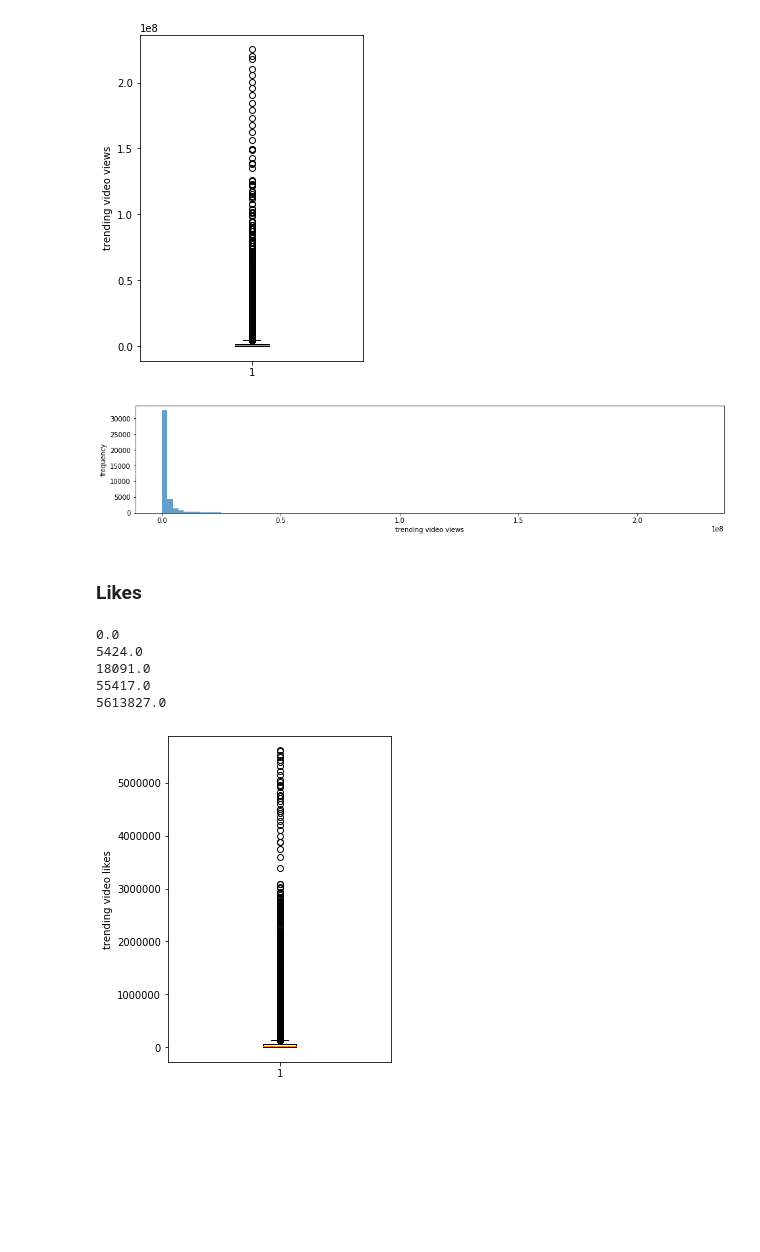
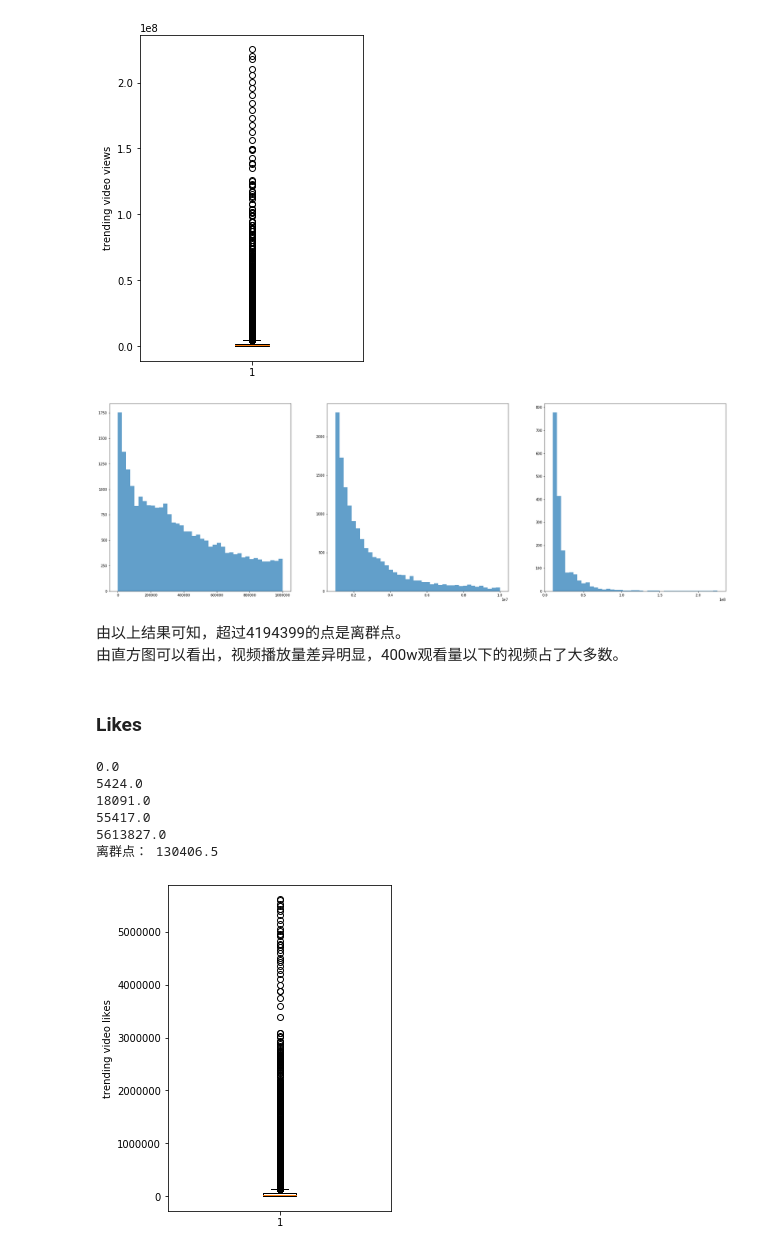
Before and after one commit to Wchoward/DataMiningClass, a Jupyter notebook: youtube.ipynb, the cells around one changed output. Drawn from its saved outputs; the diff is of its cells as text; code cells hidden in the pictures; blank space fills up the shorter version.

```diff
--- a/youtube.ipynb
+++ b/youtube.ipynb
@@ -203,14 +252,14 @@ plt.ylabel('trending video views')
 plt.show()
 # %% [output]
 [figure]
-# %%
-fig = plt.figure(figsize = (16, 3))
-plt.hist(np.array(US_data['views']), bins = 100, alpha = 0.7)
-plt.xlabel('trending video views')
-plt.ylabel('frequency')
-plt.show()
-# %% [output]
-[figure, removed]
+# %%
+US.select_col('views')
+US.seg_hist(1000000,10000000,32,10,'trending video views','frequency')
+# %% [output]
+[figure, added]
+# %% [markdown]
+由以上结果可知，超过4194399的点是离群点。
+由直方图可以看出，视频播放量差异明显，400w观看量以下的视频占了大多数。
 # %% [markdown]
 ### Likes
 # %%
@@ -218,12 +267,15 @@ US_data_likes = np.array(US_data['likes'])
 US_data_likes.sort()
 for i in range(0,101,25):
         print(np.percentile(US_data_likes, i))
+outlier = np.percentile(US_data_likes,75) + (np.percentile(US_data_likes,75) - np.percentile(US_data_likes,25)) * 1.5
+print('离群点：', outlier)
 # %% [output]
 0.0
 5424.0
 18091.0
 55417.0
 5613827.0
+离群点： 130406.5
 # %%
 fig = plt.figure(figsize=(4, 6))
 plt.boxplot(US_data_likes, notch=False, vert=True)
```
Also changed, not shown: parts of 26 cells of this notebook.
